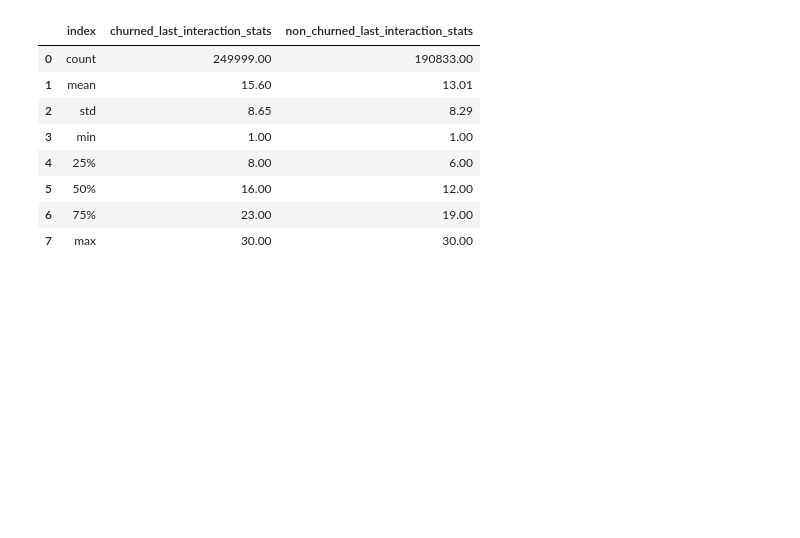
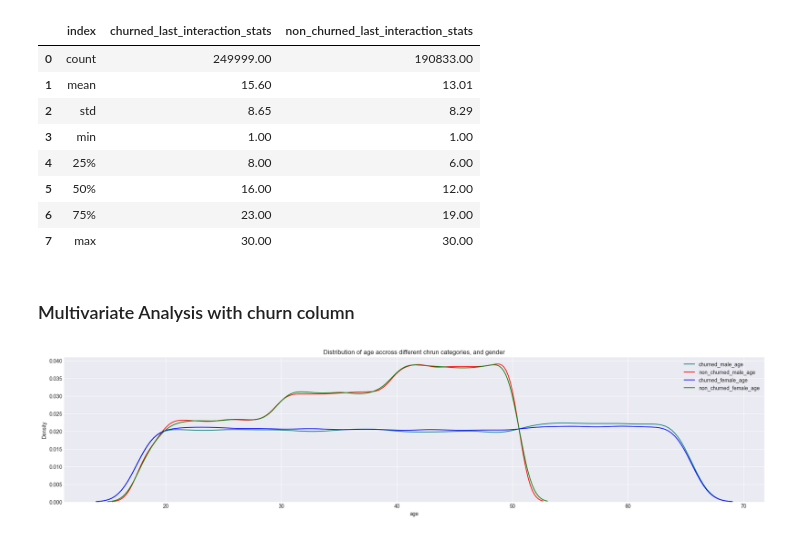
Before and after one commit to IamRaNo/Analytics-Project-Repository, a Jupyter notebook: customer_churn_factors/churn_data_analysation.ipynb, the cells around one changed output. Saved outputs shown, nothing was run; the diff lists cells and outputs as text; code cells hidden in the pictures; blank space fills up the shorter version.

Commit message:
churn data analysis part 5

```diff
--- a/customer_churn_factors/churn_data_analysation.ipynb
+++ b/customer_churn_factors/churn_data_analysation.ipynb
@@ -509,3 +509,35 @@ last_interaction_stats
 | 5 | 50% | 16.00 | 12.00 |
 | 6 | 75% | 23.00 | 19.00 |
 | 7 | max | 30.00 | 30.00 |
+# %% [markdown]
+### Multivariate Analysis with churn column
+# %%
+query = '''select age from data
+        where churn = 1 and gender = 'male';
+        '''
+churned_male_age = sql(query=query)
+query = '''select age from data
+        where churn = 0 and gender = 'male';
+        '''
+non_churned_male_age = sql(query=query)
+
+query = '''select age from data
+        where churn = 1 and gender = 'female';
+        '''
+churned_female_age = sql(query=query)
+query = '''select age from data
+        where churn = 0 and gender = 'female';
+        '''
+non_churned_female_age = sql(query=query)
+# %%
+plt.figure(figsize=(24,5))
+sns.kdeplot(x='age',data = churned_male_age,color='teal',label='churned_male_age')
+sns.kdeplot(x='age',data = non_churned_male_age,color='red',label='non_churned_male_age')
+sns.kdeplot(x='age',data = churned_female_age,color='blue',label='churned_female_age')
+sns.kdeplot(x='age',data = non_churned_female_age,color='green',label='non_churned_female_age')
+plt.grid(alpha = 1)
+plt.title('Distribution of age accross different chrun categories, and gender')
+plt.legend(fontsize = 10)
+plt.show()
+# %% [output]
+[figure, added]
```
